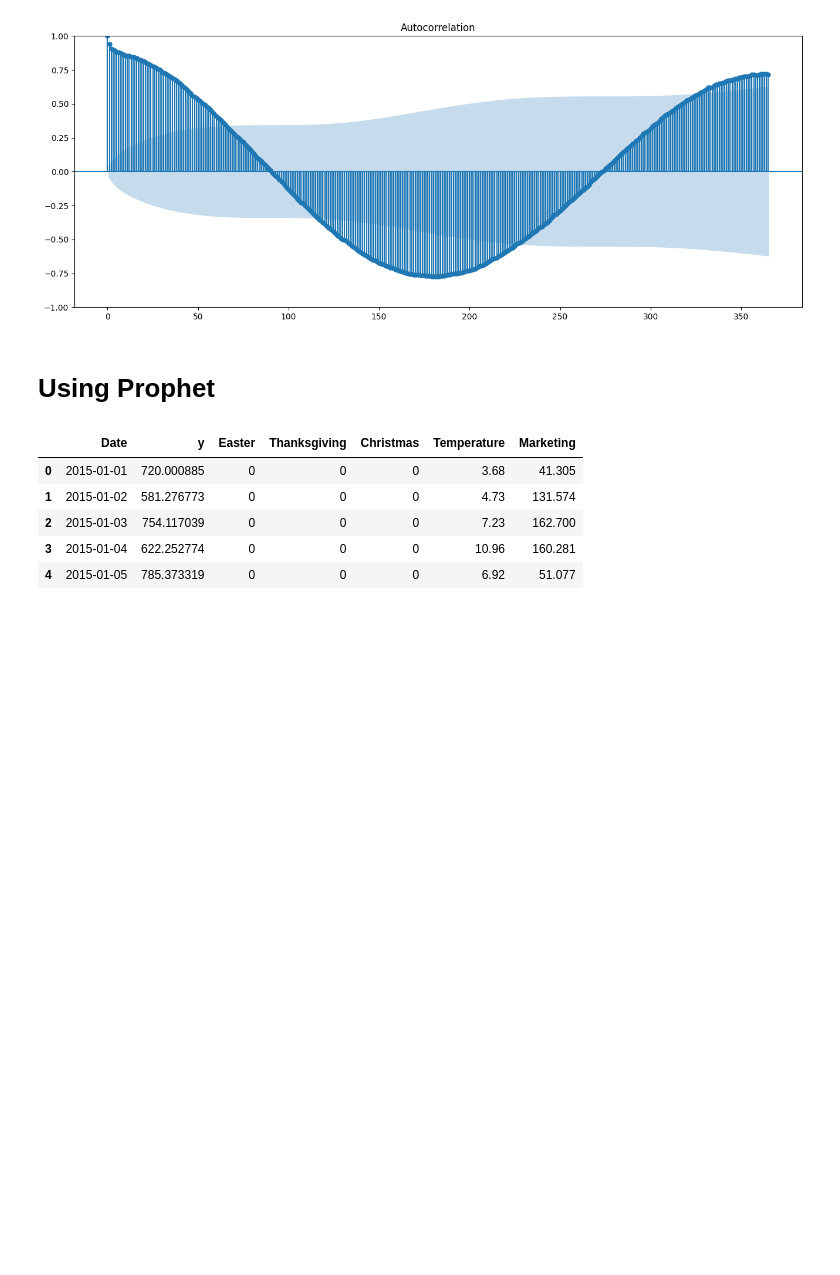
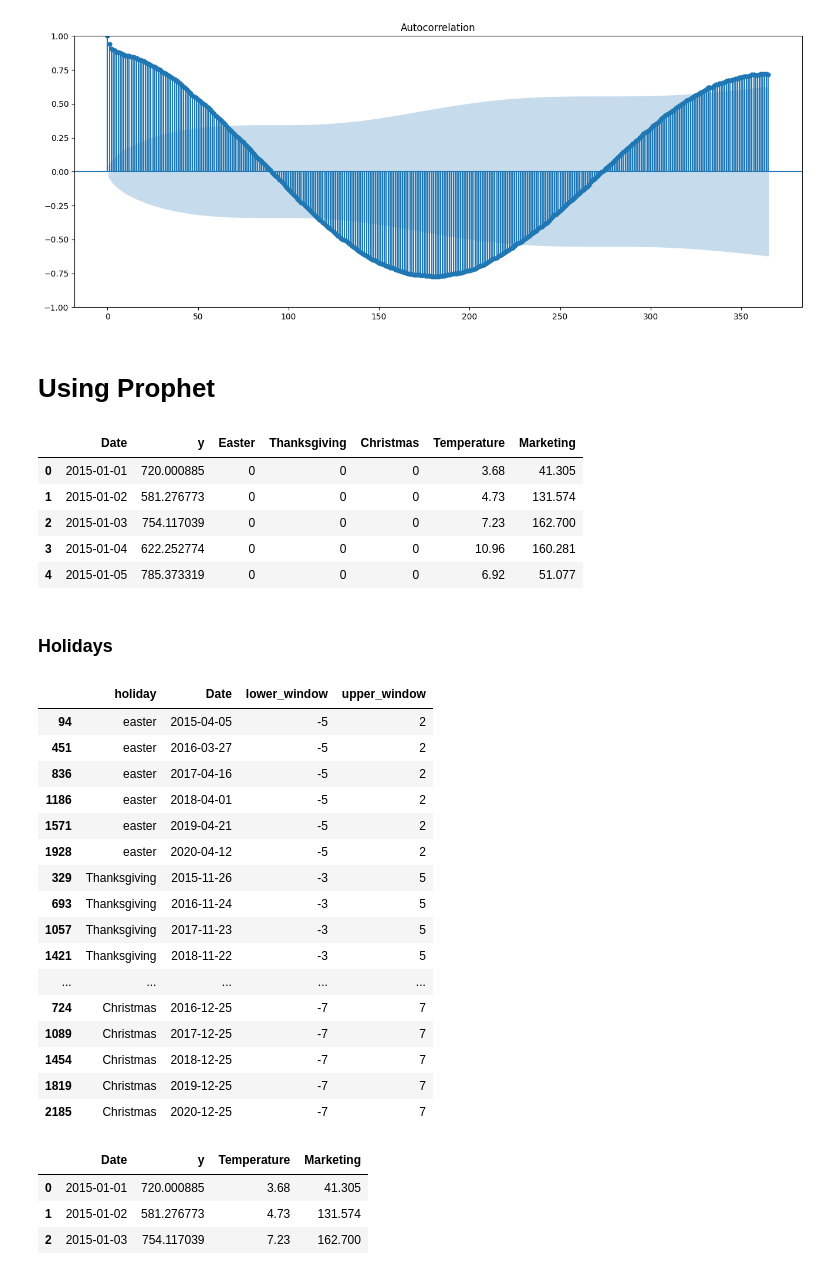
Before and after one commit to JiayiD77/Conjoint-Analysis, a Jupyter notebook: time_series_analysis/time_series.ipynb, the cells around one changed output. Drawn from its saved outputs; the diff is of its cells as text; code cells hidden in the pictures; blank space fills up the shorter version.

```diff
--- a/time_series_analysis/time_series.ipynb
+++ b/time_series_analysis/time_series.ipynb
@@ -105,3 +105,50 @@ df.head()
 | 2 | 2015-01-03 | 754.117039 | 0 | 0 | 0 | 7.23 | 162.700 |
 | 3 | 2015-01-04 | 622.252774 | 0 | 0 | 0 | 10.96 | 160.281 |
 | 4 | 2015-01-05 | 785.373319 | 0 | 0 | 0 | 6.92 | 51.077 |
+# %% [markdown]
+### Holidays
+# %%
+dates = df[df['Easter']==1].Date
+easter = pd.DataFrame({'holiday':'easter',
+                       'Date':dates,
+                       'lower_window':-5,
+                       'upper_window':2})
+dates = df[df['Thanksgiving']==1].Date
+thanksgiving = pd.DataFrame({'holiday':'Thanksgiving',
+                             'Date':dates,
+                             'lower_window':-3,
+                             'upper_window':5})
+dates = df[df['Christmas']==1].Date
+christmas = pd.DataFrame({'holiday':'Christmas',
+                          'Date':dates,
+                          'lower_window':-7,
+                          'upper_window':7})
+# %%
+holidays = pd.concat([easter, thanksgiving, christmas])
+holidays
+# %% [output]
+|  | holiday | Date | lower_window | upper_window |
+| 94 | easter | 2015-04-05 | -5 | 2 |
+| 451 | easter | 2016-03-27 | -5 | 2 |
+| 836 | easter | 2017-04-16 | -5 | 2 |
+| 1186 | easter | 2018-04-01 | -5 | 2 |
+| 1571 | easter | 2019-04-21 | -5 | 2 |
+| 1928 | easter | 2020-04-12 | -5 | 2 |
+| 329 | Thanksgiving | 2015-11-26 | -3 | 5 |
+| 693 | Thanksgiving | 2016-11-24 | -3 | 5 |
+| 1057 | Thanksgiving | 2017-11-23 | -3 | 5 |
+| 1421 | Thanksgiving | 2018-11-22 | -3 | 5 |
+| ... | ... | ... | ... | ... |
+| 724 | Christmas | 2016-12-25 | -7 | 7 |
+| 1089 | Christmas | 2017-12-25 | -7 | 7 |
+| 1454 | Christmas | 2018-12-25 | -7 | 7 |
+| 1819 | Christmas | 2019-12-25 | -7 | 7 |
+| 2185 | Christmas | 2020-12-25 | -7 | 7 |
+# %%
+df_finals = df.drop(columns=['Easter', 'Christmas', 'Thanksgiving'])
+df_finals.head(3)
+# %% [output]
+|  | Date | y | Temperature | Marketing |
+| 0 | 2015-01-01 | 720.000885 | 3.68 | 41.305 |
+| 1 | 2015-01-02 | 581.276773 | 4.73 | 131.574 |
+| 2 | 2015-01-03 | 754.117039 | 7.23 | 162.700 |
```
Also changed, not shown: parts of 3 cells of this notebook.
